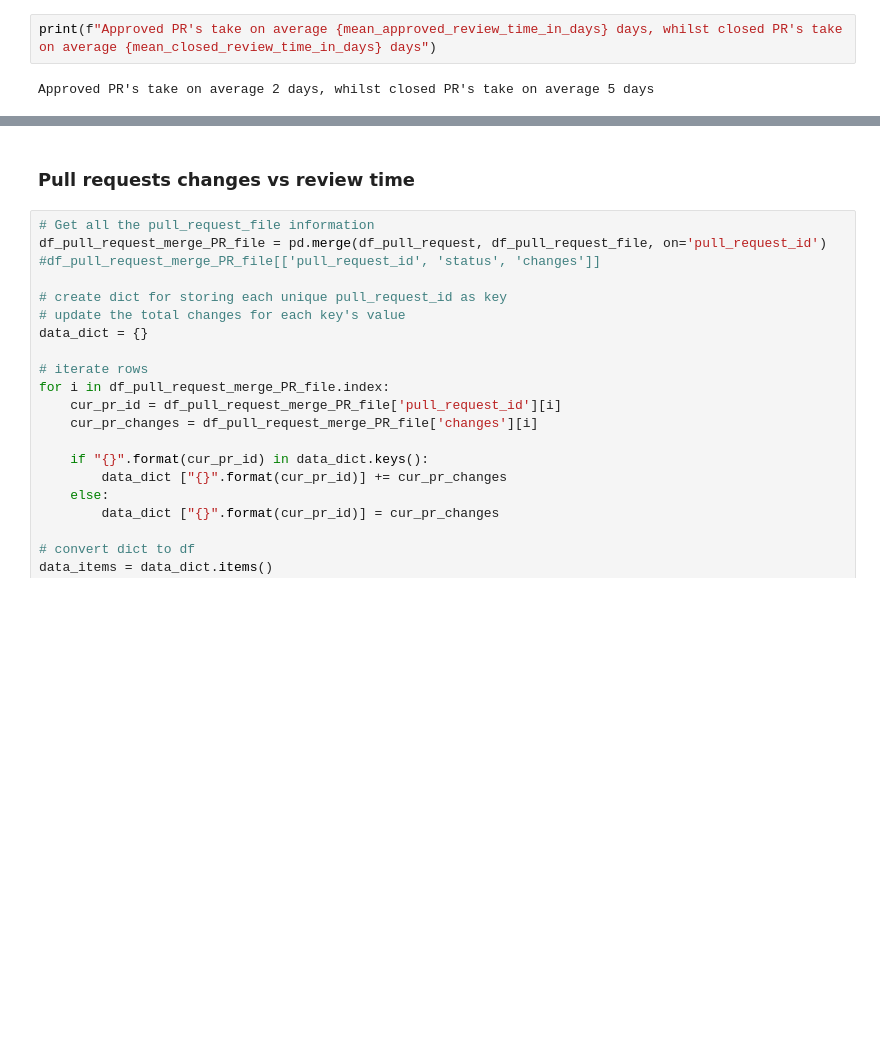
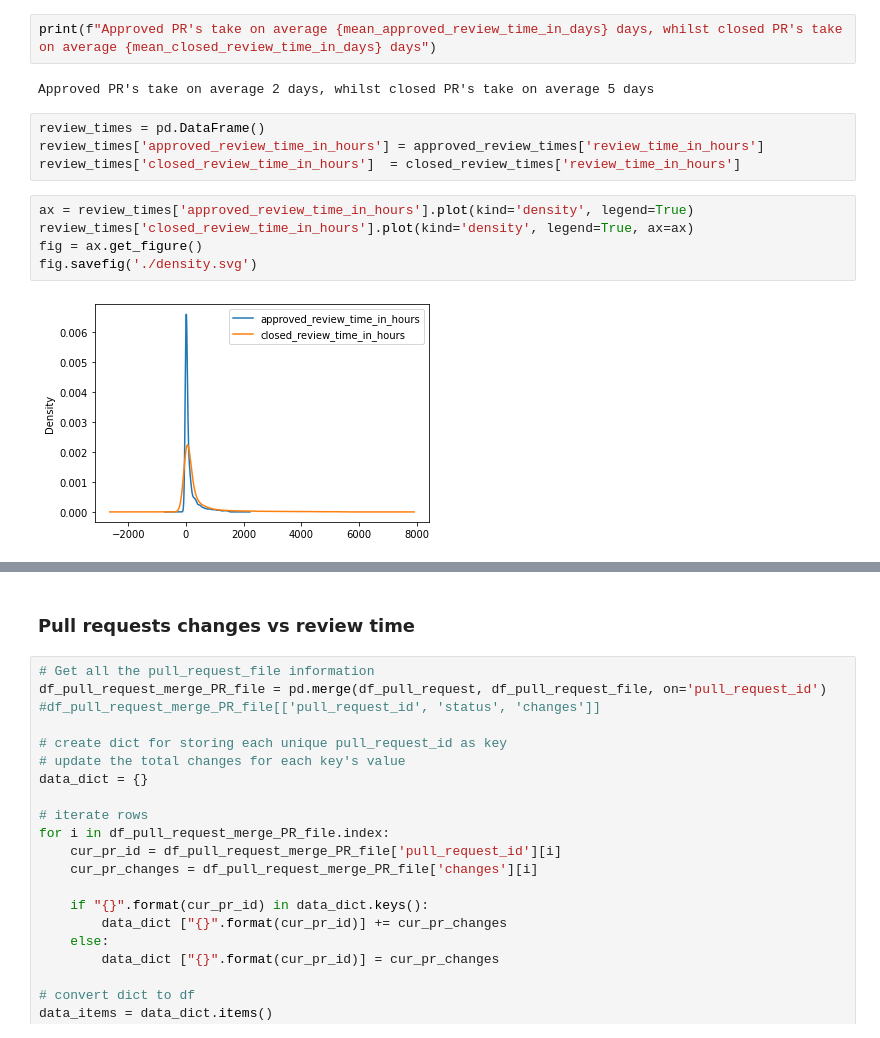
Before and after one commit to yy30537/AODFSE_14, a Jupyter notebook: shark.ipynb, the cells around one changed output, grey strips where cells are left out. Cells and saved outputs as stored; diff of their text form; blank space fills up the shorter version.

```diff
--- a/shark.ipynb
+++ b/shark.ipynb
@@ -332,3 +338,14 @@ mean_closed_review_time_in_days
 print(f"Approved PR's take on average {mean_approved_review_time_in_days} days, whilst closed PR's take on average {mean_closed_review_time_in_days} days")
 # %% [output]
 Approved PR's take on average 2 days, whilst closed PR's take on average 5 days
+# %%
+review_times = pd.DataFrame()
+review_times['approved_review_time_in_hours'] = approved_review_times['review_time_in_hours']
+review_times['closed_review_time_in_hours']  = closed_review_times['review_time_in_hours']
+# %%
+ax = review_times['approved_review_time_in_hours'].plot(kind='density', legend=True)
+review_times['closed_review_time_in_hours'].plot(kind='density', legend=True, ax=ax)
+fig = ax.get_figure()
+fig.savefig('./density.svg')
+# %% [output]
+[figure, added]
```
Also changed, not shown: parts of 9 cells of this notebook.
